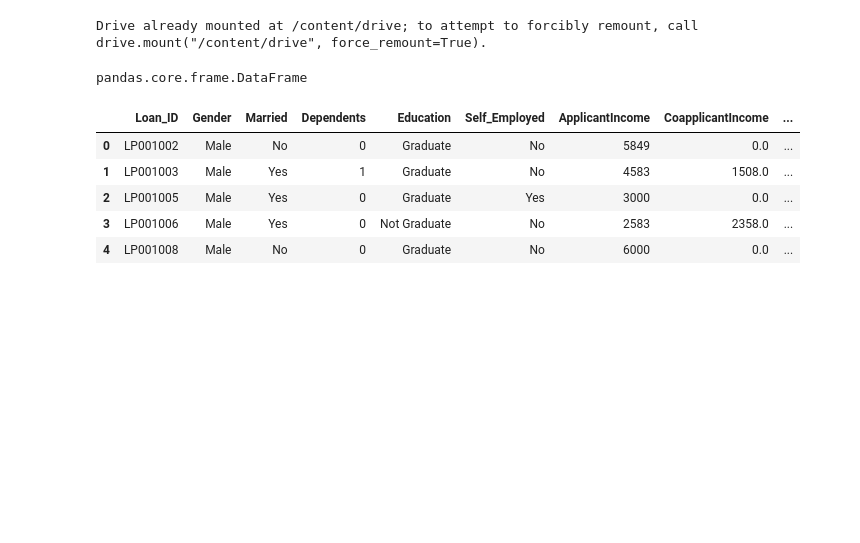
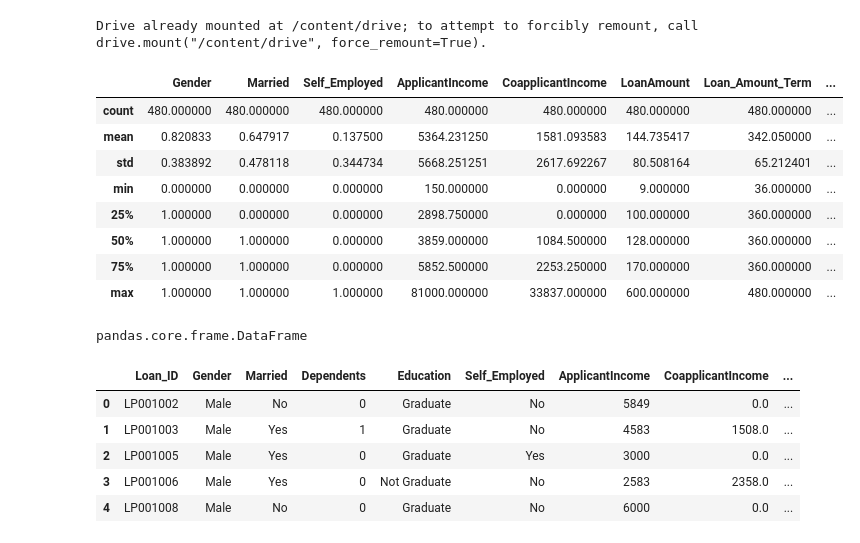
Before and after one commit to btejas26/AI, a Jupyter notebook: Loan_pre/Loanpre.ipynb, the cells around one changed output. Cells and saved outputs as stored; diff of their text form; code cells hidden in the pictures; blank space fills up the shorter version.

```diff
--- a/Loan_pre/Loanpre.ipynb
+++ b/Loan_pre/Loanpre.ipynb
@@ -14,6 +14,18 @@ Drive already mounted at /content/drive; to attempt to forcibly remount, call dr
 # %%
 # loading the dataset to pandas DataFrame
 loan_dataset = pd.read_csv('/content/drive/MyDrive/Loan_pre/train_u6lujuX_CVtuZ9i (1).csv')
+# %%
+loan_dataset.describe()
+# %% [output]
+|  | Gender | Married | Self_Employed | ApplicantIncome | CoapplicantIncome | LoanAmount | Loan_Amount_Term | ... |
+| count | 480.000000 | 480.000000 | 480.000000 | 480.000000 | 480.000000 | 480.000000 | 480.000000 | ... |
+| mean | 0.820833 | 0.647917 | 0.137500 | 5364.231250 | 1581.093583 | 144.735417 | 342.050000 | ... |
+| std | 0.383892 | 0.478118 | 0.344734 | 5668.251251 | 2617.692267 | 80.508164 | 65.212401 | ... |
+| min | 0.000000 | 0.000000 | 0.000000 | 150.000000 | 0.000000 | 9.000000 | 36.000000 | ... |
+| 25% | 1.000000 | 0.000000 | 0.000000 | 2898.750000 | 0.000000 | 100.000000 | 360.000000 | ... |
+| 50% | 1.000000 | 1.000000 | 0.000000 | 3859.000000 | 1084.500000 | 128.000000 | 360.000000 | ... |
+| 75% | 1.000000 | 1.000000 | 0.000000 | 5852.500000 | 2253.250000 | 170.000000 | 360.000000 | ... |
+| max | 1.000000 | 1.000000 | 1.000000 | 81000.000000 | 33837.000000 | 600.000000 | 480.000000 | ... |
 # %%
 type(loan_dataset)
 # printing the first 5 rows of the dataframe
```
Also changed, not shown: 1 other file.
